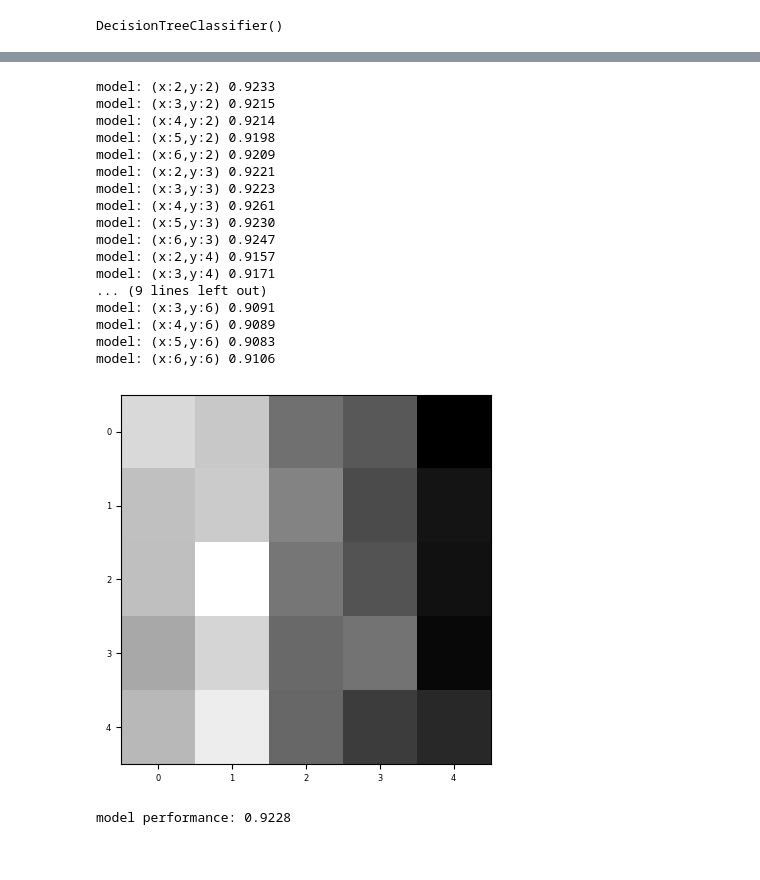
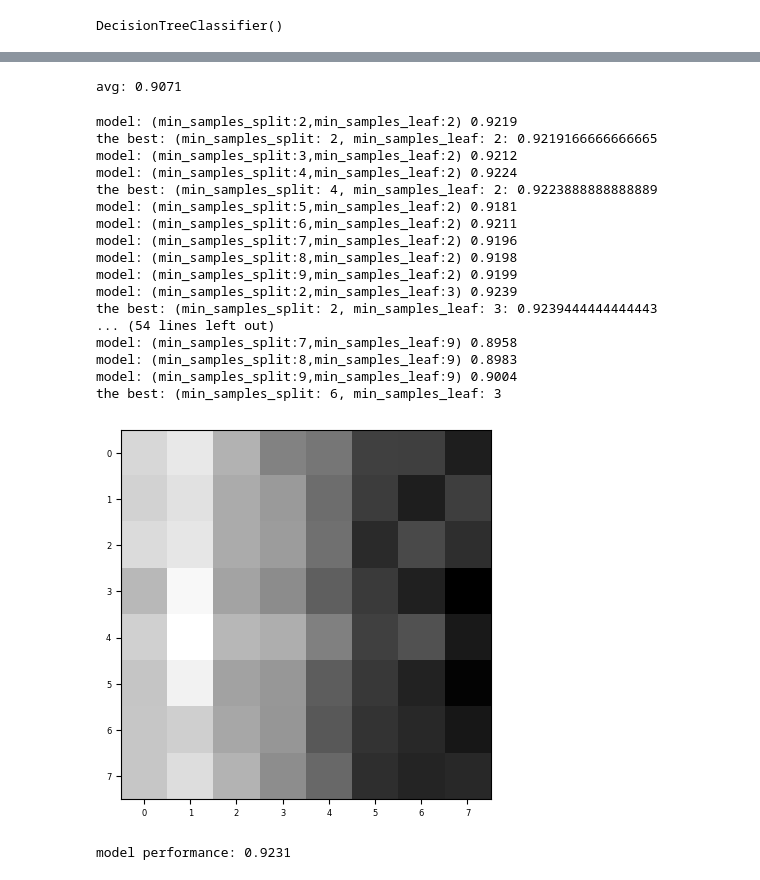
Before and after one commit to PeterReisNyman/EDA-Decision-Tree, a Jupyter notebook: Untitled.ipynb, the cells around one changed output, grey strips where cells are left out. Saved outputs shown, nothing was run; the diff lists cells and outputs as text; code cells hidden in the pictures.

```diff
--- a/Untitled.ipynb
+++ b/Untitled.ipynb
@@ -393,6 +393,7 @@ def test_model(model,rang):
         X_train, X_test, Y_train, Y_test = train_test_split(X, Y, test_size=0.2)
         model.fit(X_train, Y_train)
         predictions = model.predict(X_test)
+        score = accuracy_score(Y_test, predictions)
         scores.append(accuracy_score(Y_test, predictions))
 
     return scores
@@ -453,43 +454,60 @@ Best depth: 24
 # %%
 model = DecisionTreeClassifier(max_depth=random.randint(3,20))
+
+cross_val = test_model(model,1000)
+
+print(f'avg: {np.mean(cross_val):.4f}')
+# %% [output]
+avg: 0.9071
 # %%
 # Try to find a similarly good model as the one from 4. by using (separately or in combination) Motivate your choices with good reasoning.
 # Number of samples in leaves
 # Number of samples for a split
 # %%
 result = []
-r = 7
-c = 7
+r = 10
+c = 10
 min_ = 2
 table = np.zeros((r-min_, c-min_))
+
+
+max_ = 0
+mt = []
+
 for y in range(min_,c):
     for x in range(min_,r):
         model = None
         model = DecisionTreeClassifier(criterion='entropy',min_samples_split=x, min_samples_leaf=y)
-        cross_val = np.mean(test_model(model,1000))
-        print(f'model: (x:{x},y:{y}) {cross_val:.4f}')
+        cross_val = np.mean(test_model(model,10000))
+        print(f'model: (min_samples_split:{x},min_samples_leaf:{y}) {cross_val:.4f}')
         table[x-min_,y-min_] = cross_val
 
+        if cross_val > max_:
+            mt = [x,y]
+            max_ = cross_val
+            print(f'the best: (min_samples_split: {x}, min_samples_leaf: {y}: {cross_val}')
 
 
+print(f'the best: (min_samples_split: {mt[0]}, min_samples_leaf: {mt[1]}')
+
 vis = plt.pyplot.imshow(table, cmap="gray")
 # %% [output]
-model: (x:2,y:2) 0.9233
-model: (x:3,y:2) 0.9215
-model: (x:4,y:2) 0.9214
-model: (x:5,y:2) 0.9198
-model: (x:6,y:2) 0.9209
-model: (x:2,y:3) 0.9221
-model: (x:3,y:3) 0.9223
-model: (x:4,y:3) 0.9261
-model: (x:5,y:3) 0.9230
-model: (x:6,y:3) 0.9247
-model: (x:2,y:4) 0.9157
-model: (x:3,y:4) 0.9171
-... (9 lines left out)
-model: (x:3,y:6) 0.9091
-model: (x:4,y:6) 0.9089
-model: (x:5,y:6) 0.9083
-model: (x:6,y:6) 0.9106
+model: (min_samples_split:2,min_samples_leaf:2) 0.9219
+the best: (min_samples_split: 2, min_samples_leaf: 2: 0.9219166666666665
+model: (min_samples_split:3,min_samples_leaf:2) 0.9212
+model: (min_samples_split:4,min_samples_leaf:2) 0.9224
+the best: (min_samples_split: 4, min_samples_leaf: 2: 0.9223888888888889
+model: (min_samples_split:5,min_samples_leaf:2) 0.9181
+model: (min_samples_split:6,min_samples_leaf:2) 0.9211
+model: (min_samples_split:7,min_samples_leaf:2) 0.9196
+model: (min_samples_split:8,min_samples_leaf:2) 0.9198
+model: (min_samples_split:9,min_samples_leaf:2) 0.9199
+model: (min_samples_split:2,min_samples_leaf:3) 0.9239
+the best: (min_samples_split: 2, min_samples_leaf: 3: 0.9239444444444443
+... (54 lines left out)
+model: (min_samples_split:7,min_samples_leaf:9) 0.8958
+model: (min_samples_split:8,min_samples_leaf:9) 0.8983
+model: (min_samples_split:9,min_samples_leaf:9) 0.9004
+the best: (min_samples_split: 6, min_samples_leaf: 3
-[figure, old version]
+[figure, new version]
 # %%
@@ -497,11 +515,11 @@ model = DecisionTreeClassifier(criterion='entropy', min_samples_split=4, min_sam
 # %%
 # How good is the performance of your best tree design (in average using cross validation)?
 # %%
-model = DecisionTreeClassifier(criterion='entropy',max_depth=3, min_samples_split=4, min_samples_leaf=3)
+model = DecisionTreeClassifier(criterion='entropy',max_depth=3, min_samples_split=3, min_samples_leaf=3)
 cross_val = np.mean(test_model(model,10000))
 print(f'model performance: {cross_val:.4f}')
 # %% [output]
-model performance: 0.9228
+model performance: 0.9231
 # %%
 # Through different ways of manipulating the dataset, try to find a decision tree layout that has an even better performance. Use the following for different models that you try
 # %%
```
Also changed, not shown: parts of 16 cells of this notebook, 1 other file.
